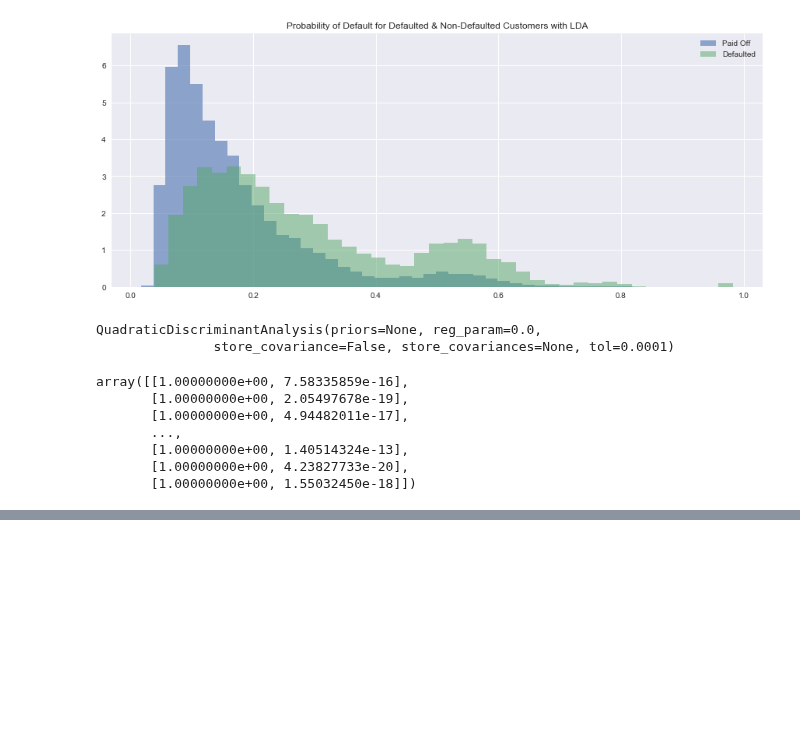
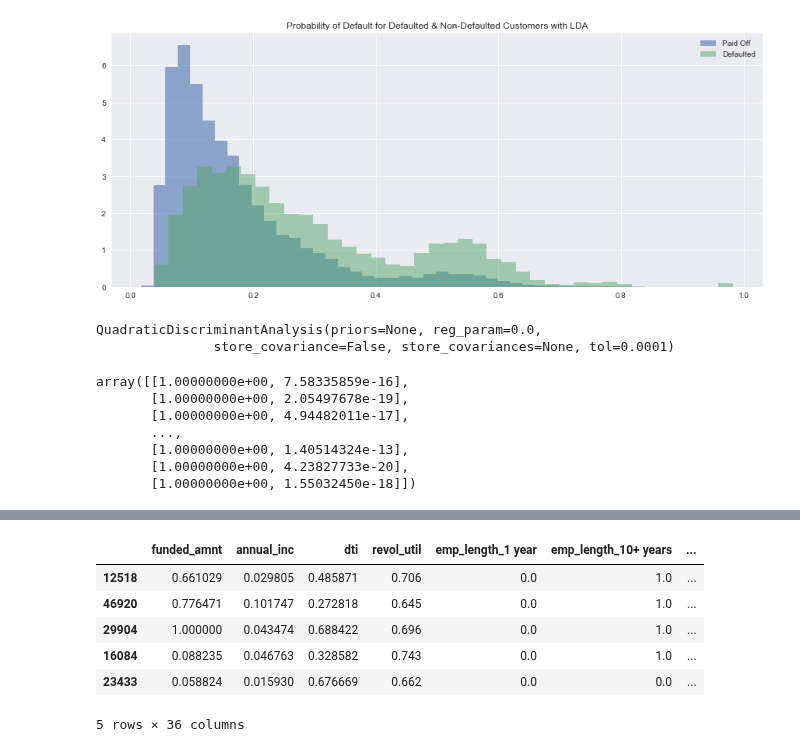
Before and after one commit to bhavenp/209A-FinalProject, a Jupyter notebook: hugo/Initial_LogReg_Model.ipynb, the cells around one changed output, grey strips where cells are left out. Cells and saved outputs as stored; diff of their text form; code cells hidden in the pictures; blank space fills up the shorter version.

```diff
--- a/hugo/Initial_LogReg_Model.ipynb
+++ b/hugo/Initial_LogReg_Model.ipynb
@@ -218,0 +232,10 @@ plt.show()
+# %%
+predictions_test.head()
+# %% [output]
+|  | funded_amnt | annual_inc | dti | revol_util | emp_length_1 year | emp_length_10+ years | ... |
+| 12518 | 0.661029 | 0.029805 | 0.485871 | 0.706 | 0.0 | 1.0 | ... |
+| 46920 | 0.776471 | 0.101747 | 0.272818 | 0.645 | 0.0 | 1.0 | ... |
+| 29904 | 1.000000 | 0.043474 | 0.688422 | 0.696 | 0.0 | 1.0 | ... |
+| 16084 | 0.088235 | 0.046763 | 0.328582 | 0.743 | 0.0 | 1.0 | ... |
+| 23433 | 0.058824 | 0.015930 | 0.676669 | 0.662 | 0.0 | 0.0 | ... |
+5 rows × 36 columns
```
Also changed, not shown: parts of 14 cells of this notebook.
